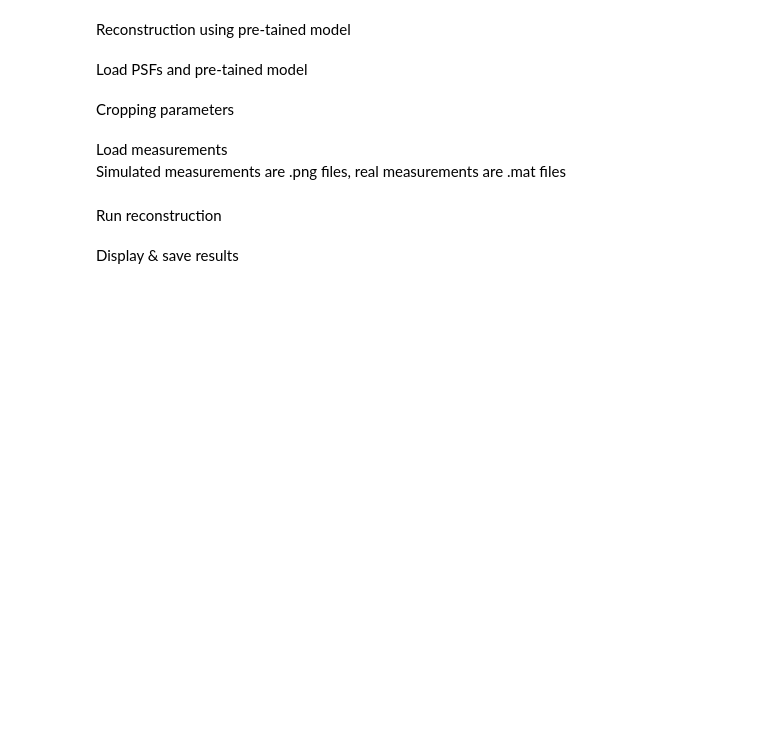
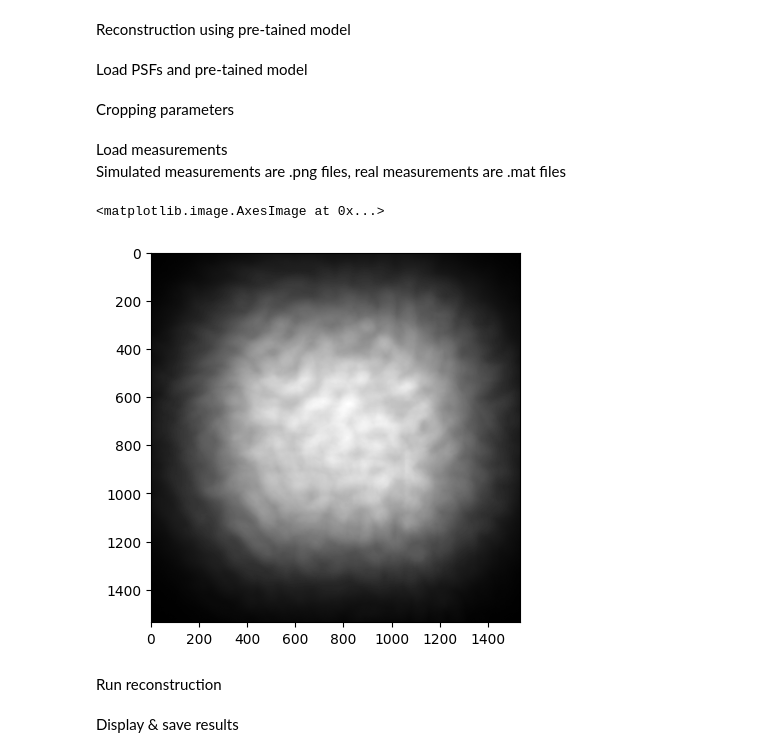
Before and after one commit to JiminWu/Real-time-lensless-microscope, a Jupyter notebook: RunRecon.ipynb, the cells around one changed output. Saved outputs shown, nothing was run; the diff lists cells and outputs as text; code cells hidden in the pictures; blank space fills up the shorter version.

```diff
--- a/RunRecon.ipynb
+++ b/RunRecon.ipynb
@@ -21,7 +21,7 @@ device = 'cuda:0'
 Load PSFs and pre-tained model
 </font>
 # %%
-psf_file='./trained_data/psf5_2048.mat'
+psf_file='./sample_data/psf5_2048.mat'
 model_filepath='./trained_data/'
 model, args = hp.load_model(psf_file, model_filepath, device = device)
 # %% [markdown]
@@ -47,21 +47,24 @@ Simulated measurements are .png files, real measurements are .mat files
 # %%
 measurement_type = 0 # 0 for simulated measurement, 1 for real measurement
 
 if measurement_type == 0: # simulated measurement
-    loaded_meas = ('./captures/simulated/0001.png')
+    loaded_meas = ('./sample_data/simulated/0004.png')
     meas_loaded = cv2.imread(loaded_meas)/255.0
     meas=meas_loaded[:,:,1]
 
 else: # real meaturement
-    loaded_meas = ('./captures/real/convallaria_cap_1.56mm.mat')
+    loaded_meas = ('./sample_data/real/convallaria_cap_1.56mm.mat')
     meas_loaded = hdf5storage.loadmat(loaded_meas)['avgCap']
     meas=meas_loaded[:,513:2560]
 
 measurement = hp.crop_images(meas, image_height_org, image_width_org, image_height_crop, image_width_crop, image_shift_height, image_shift_width)
 
 #meas[crop_x_start:crop_x_end,crop_y_start:crop_y_end]
 
 plt.imshow(measurement, cmap='gray')
+# %% [output]
+<matplotlib.image.AxesImage at 0x...>
+[figure, added]
 # %% [markdown]
 <font size="+1">
 Run reconstruction
```
Also changed, not shown: parts of 1 cell of this notebook.
